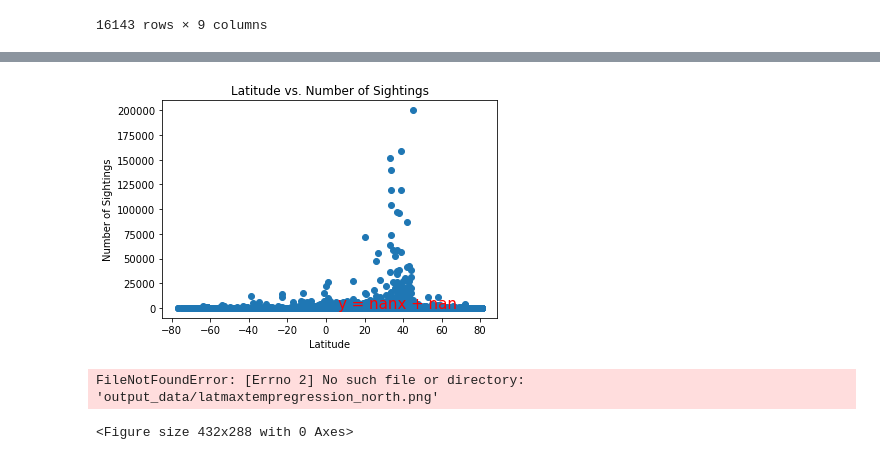
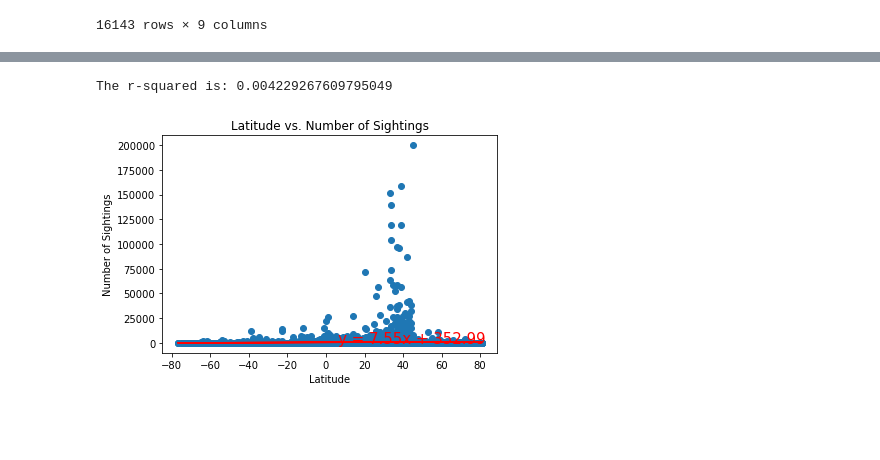
Before and after one commit to lyli888/orca, a Jupyter notebook: WhaleMaps.ipynb, the cells around one changed output, grey strips where cells are left out. Cells and saved outputs as stored; diff of their text form; code cells hidden in the pictures; blank space fills up the shorter version.

Commit message:
Working Line Regression, Bar Charts, Heatmap, still need to add line chart

```diff
--- a/WhaleMaps.ipynb
+++ b/WhaleMaps.ipynb
@@ -139,3 +141,7 @@ fig.add_layer(numanimals_layer)
 fig
 # %% [output]
 [interactive output not drawn]
+# %%
+scatter_data = seamap_data[['Latitude', 'Number Sighted']]
+scatter_data = scatter_data.dropna()
+scatter_data
@@ -141,0 +162,5 @@ fig
+# %%
+x_values = scatter_data['Latitude'].squeeze()
+x_values
+y_values = scatter_data['Number Sighted'].squeeze()
+y_values
@@ -141,0 +180,7 @@ fig
+# %%
+#### NEED TO FIX LINEAR REGRESSSION #######
+#Scatterplot for Latitude and Number of Whales sighted
+(slope, intercept, rvalue, pvalue, stderr) = stats.linregress(x_values, y_values)
+regress_values = slope * x_values + intercept
+print(slope)
+print(x_values)
@@ -142,21 +201,13 @@ fig
 # %%
-#x_values = weatherpy_data[weatherpy_data[‘Latitude’]>0]
-x_values = seamap_data['Latitude']
-y_values = seamap_data['Number Sighted']
-(slope, intercept, rvalue, pvalue, stderr) = linregress(x_values, y_values)
-regress_values = x_values * slope + intercept
 line_eq = "y = " + str(round(slope,2)) + "x + " + str(round(intercept,2))
 plt.scatter(x_values,y_values)
 plt.plot(x_values,regress_values,"r-")
 plt.annotate(line_eq,(6,10),fontsize=15,color="red")
 plt.title("Latitude vs. Number of Sightings")
 plt.xlabel("Latitude")
 plt.ylabel("Number of Sightings")
-#print(f"The r-squared is: {rvalue**2}")
+print(f"The r-squared is: {rvalue**2}")
 plt.show()
-plt.savefig("output_data/latmaxtempregression_north.png")
-plt.show()
 # %% [output]
+The r-squared is: 0.004229267609795049
-[figure, old version]
+[figure, new version]
-FileNotFoundError: [Errno 2] No such file or directory: 'output_data/latmaxtempregression_north.png'
-<Figure size 432x288 with 0 Axes>
```
Also changed, not shown: parts of 11 cells of this notebook.
